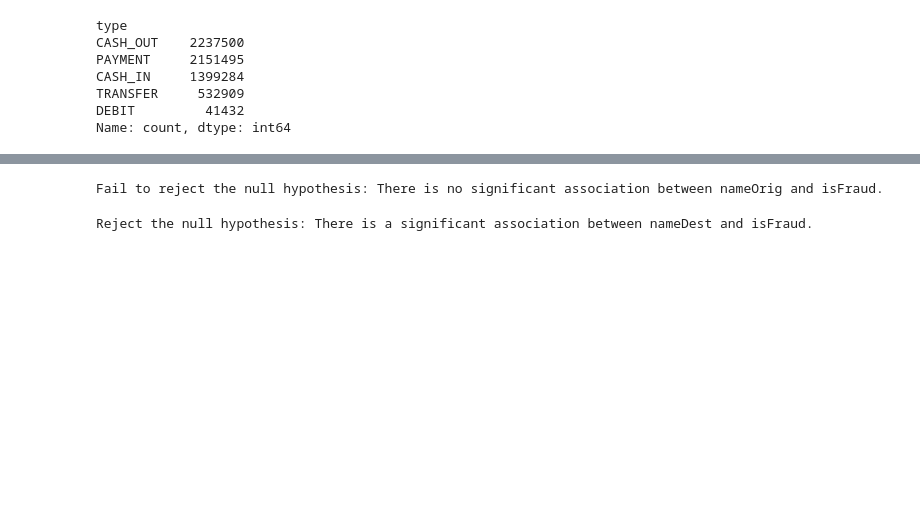
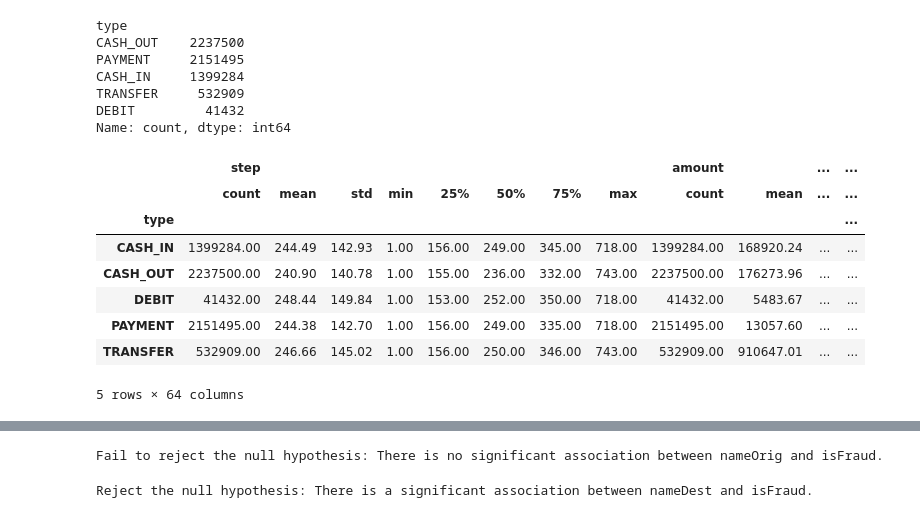
Before and after one commit to olena4reunited/fraud_prediction, a Jupyter notebook: research.ipynb, the cells around one changed output, grey strips where cells are left out. Saved outputs shown, nothing was run; the diff lists cells and outputs as text; code cells hidden in the pictures; blank space fills up the shorter version.

```diff
--- a/research.ipynb
+++ b/research.ipynb
@@ -124,3 +121,15 @@ CASH_IN     1399284
 TRANSFER     532909
 DEBIT         41432
 Name: count, dtype: int64
+# %%
+df.groupby("type").describe()
+# %% [output]
+|  | step |  |  |  |  |  |  |  | amount |  | ... | ... |
+|  | count | mean | std | min | 25% | 50% | 75% | max | count | mean | ... | ... |
+| type |  |  |  |  |  |  |  |  |  |  |  | ... |
+| CASH_IN | 1399284.00 | 244.49 | 142.93 | 1.00 | 156.00 | 249.00 | 345.00 | 718.00 | 1399284.00 | 168920.24 | ... | ... |
+| CASH_OUT | 2237500.00 | 240.90 | 140.78 | 1.00 | 155.00 | 236.00 | 332.00 | 743.00 | 2237500.00 | 176273.96 | ... | ... |
+| DEBIT | 41432.00 | 248.44 | 149.84 | 1.00 | 153.00 | 252.00 | 350.00 | 718.00 | 41432.00 | 5483.67 | ... | ... |
+| PAYMENT | 2151495.00 | 244.38 | 142.70 | 1.00 | 156.00 | 249.00 | 335.00 | 718.00 | 2151495.00 | 13057.60 | ... | ... |
+| TRANSFER | 532909.00 | 246.66 | 145.02 | 1.00 | 156.00 | 250.00 | 346.00 | 743.00 | 532909.00 | 910647.01 | ... | ... |
+5 rows × 64 columns
```
Also changed, not shown: parts of 13 cells of this notebook.
